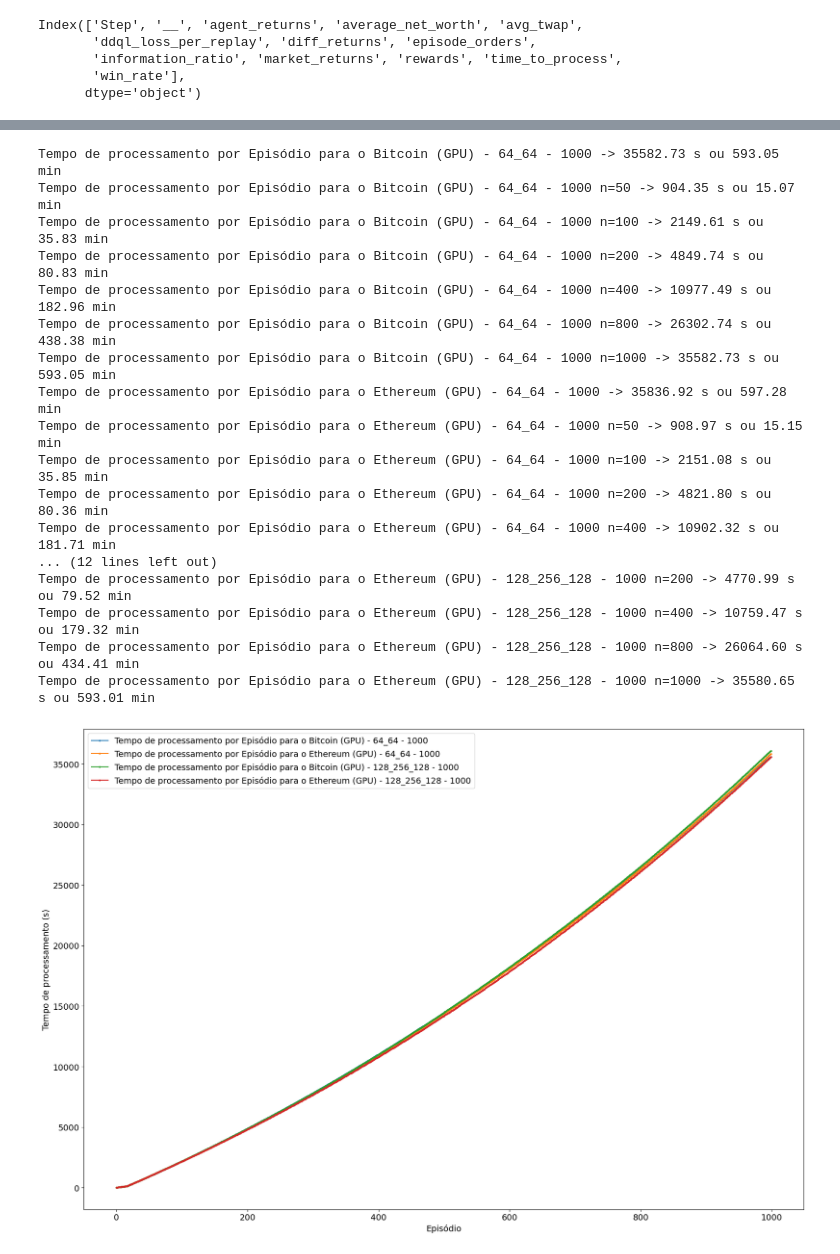
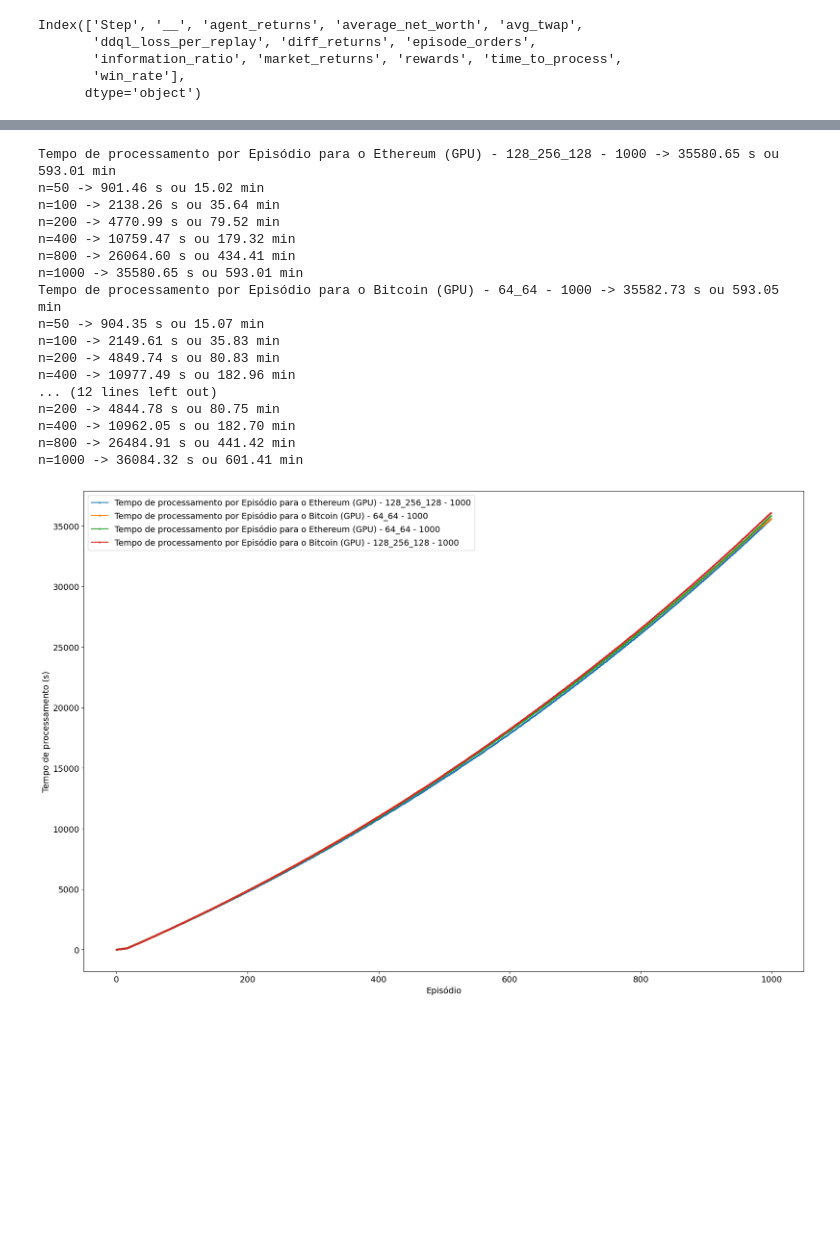
Before and after one commit to douglasnacl/master, a Jupyter notebook: build-table.ipynb, the cells around one changed output, grey strips where cells are left out. Cells and saved outputs as stored; diff of their text form; code cells hidden in the pictures; blank space fills up the shorter version.

```diff
--- a/build-table.ipynb
+++ b/build-table.ipynb
@@ -546,49 +546,53 @@ def plot_data_agg(directories_dict_list, axis, axis_label='', should_save_image=
                 print(f"n={n} -> {df[y].iloc[n-1]:.2f} s ou {df[y].iloc[n-1]/60:.2f} min")
         elif y == 'average_net_worth':
             print(f"{label} -> US$ {df[y].mean():.2f}")
             for n in [50, 100, 200, 400, 800, 1000]:
                 print(f"n={n} -> US$ {df[y].iloc[:n-1].mean():.2f}")
+        elif y == 'win_rate':
+            print(f"{label} -> US$ {df[y].mean():.2f}")
+            for n in [50, 100, 200, 400, 800, 1000]:
+                print(f"n={n} -> {df[y].iloc[n-1]*100:.2f}")
 
         # if should_save_image:
         #     df.to_csv(f"./runs/data/{get_file_name(label, subtitle, len(df))}.csv", index=False)
         #     plt.savefig(f"./runs/images/{get_file_name(label, subtitle, len(df), type='image')}.png")
 
     ax.set_xlabel(translate_fn(x_label, 'label'), fontsize=14)
     ax.set_ylabel(translate_fn(y_label, 'label'), fontsize=14)
     ax.tick_params(axis='both', which='major', labelsize=14)
 
     title = "Comparação de Gráficos"
     # ax.set_title(title, fontsize=22)
 
     ax.legend(loc='best', fontsize=14)
     plt.tight_layout()
 
     if should_save_image:
         plt.savefig(f"./runs/images/{get_file_name(title, '', 0, type='image')}.png")
 
     plt.show()
 
 
 plot_data_agg(directories_dict, axis=('Step', 'time_to_process'), should_save_image=False)
 # %% [output]
+Tempo de processamento por Episódio para o Ethereum (GPU) - 128_256_128 - 1000 -> 35580.65 s ou 593.01 min
+n=50 -> 901.46 s ou 15.02 min
+n=100 -> 2138.26 s ou 35.64 min
+n=200 -> 4770.99 s ou 79.52 min
+n=400 -> 10759.47 s ou 179.32 min
+n=800 -> 26064.60 s ou 434.41 min
+n=1000 -> 35580.65 s ou 593.01 min
 Tempo de processamento por Episódio para o Bitcoin (GPU) - 64_64 - 1000 -> 35582.73 s ou 593.05 min
-Tempo de processamento por Episódio para o Bitcoin (GPU) - 64_64 - 1000 n=50 -> 904.35 s ou 15.07 min
-Tempo de processamento por Episódio para o Bitcoin (GPU) - 64_64 - 1000 n=100 -> 2149.61 s ou 35.83 min
-Tempo de processamento por Episódio para o Bitcoin (GPU) - 64_64 - 1000 n=200 -> 4849.74 s ou 80.83 min
-Tempo de processamento por Episódio para o Bitcoin (GPU) - 64_64 - 1000 n=400 -> 10977.49 s ou 182.96 min
-Tempo de processamento por Episódio para o Bitcoin (GPU) - 64_64 - 1000 n=800 -> 26302.74 s ou 438.38 min
-Tempo de processamento por Episódio para o Bitcoin (GPU) - 64_64 - 1000 n=1000 -> 35582.73 s ou 593.05 min
-Tempo de processamento por Episódio para o Ethereum (GPU) - 64_64 - 1000 -> 35836.92 s ou 597.28 min
-Tempo de processamento por Episódio para o Ethereum (GPU) - 64_64 - 1000 n=50 -> 908.97 s ou 15.15 min
-Tempo de processamento por Episódio para o Ethereum (GPU) - 64_64 - 1000 n=100 -> 2151.08 s ou 35.85 min
-Tempo de processamento por Episódio para o Ethereum (GPU) - 64_64 - 1000 n=200 -> 4821.80 s ou 80.36 min
-Tempo de processamento por Episódio para o Ethereum (GPU) - 64_64 - 1000 n=400 -> 10902.32 s ou 181.71 min
+n=50 -> 904.35 s ou 15.07 min
+n=100 -> 2149.61 s ou 35.83 min
+n=200 -> 4849.74 s ou 80.83 min
+n=400 -> 10977.49 s ou 182.96 min
 ... (12 lines left out)
-Tempo de processamento por Episódio para o Ethereum (GPU) - 128_256_128 - 1000 n=200 -> 4770.99 s ou 79.52 min
-Tempo de processamento por Episódio para o Ethereum (GPU) - 128_256_128 - 1000 n=400 -> 10759.47 s ou 179.32 min
-Tempo de processamento por Episódio para o Ethereum (GPU) - 128_256_128 - 1000 n=800 -> 26064.60 s ou 434.41 min
-Tempo de processamento por Episódio para o Ethereum (GPU) - 128_256_128 - 1000 n=1000 -> 35580.65 s ou 593.01 min
+n=200 -> 4844.78 s ou 80.75 min
+n=400 -> 10962.05 s ou 182.70 min
+n=800 -> 26484.91 s ou 441.42 min
+n=1000 -> 36084.32 s ou 601.41 min
-[figure, old version]
+[figure, new version]
 # %%
 plot_data_agg(directories_dict, axis=('Step', 'average_net_worth'), should_save_image=False)
 # %% [output]
```
Also changed, not shown: parts of 11 cells of this notebook.
